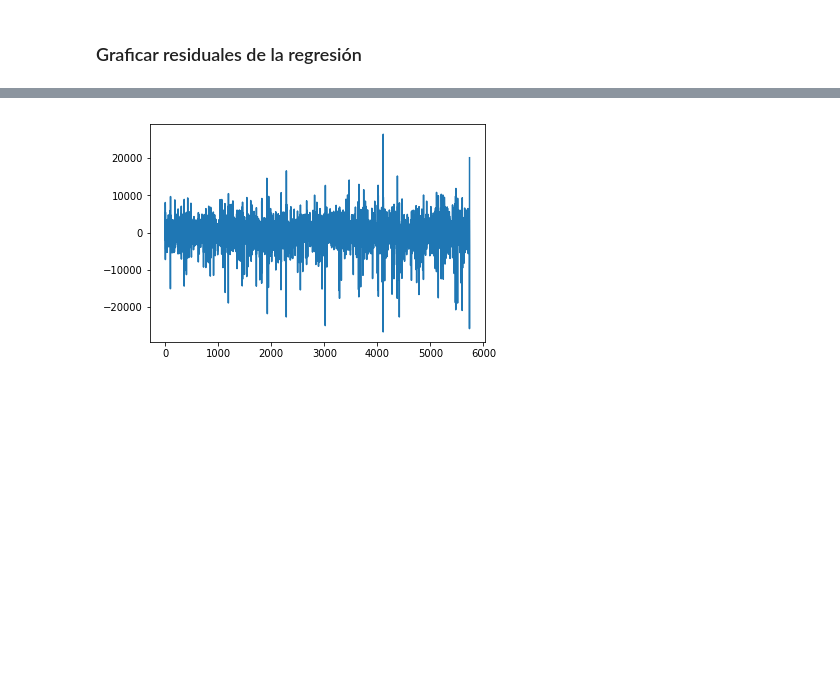
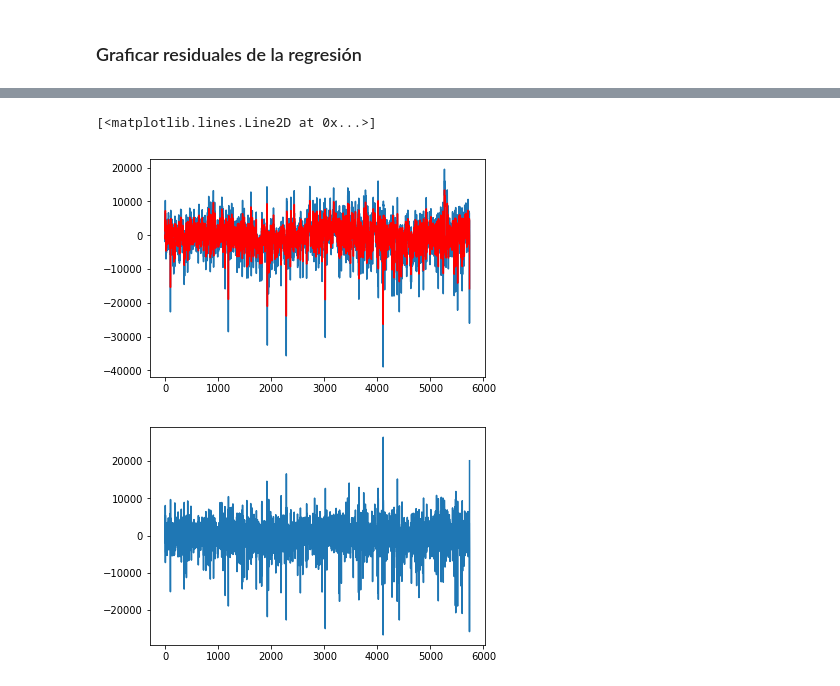
Before and after one commit to ramirezdiana/Forecast-with-fourier, a Jupyter notebook: Efecto Arima en final.ipynb, the cells around one changed output, grey strips where cells are left out. Drawn from its saved outputs; the diff is of its cells as text; code cells hidden in the pictures; blank space fills up the shorter version.

```diff
--- a/Efecto Arima en final.ipynb
+++ b/Efecto Arima en final.ipynb
@@ -275,10 +282,13 @@ plt.show()
 resta=pd.DataFrame(Tabla["resta"])
 # %%
 from statsmodels.tsa.arima_model import ARIMA
-mod = ARIMA(resta, order=(0,1,4))
+mod = ARIMA(resta, order=(1,0,4))
 results = mod.fit()
 plt.plot(resta)
 plt.plot(results.fittedvalues, color='red')
+# %% [output]
+[<matplotlib.lines.Line2D at 0x...>]
+[figure, added]
 # %%
 T=pd.DataFrame(columns=['regresion','datos','nuevo'])
 T["regresion"]=results.fittedvalues
```
Also changed, not shown: parts of 3 cells of this notebook, 1 other file.
